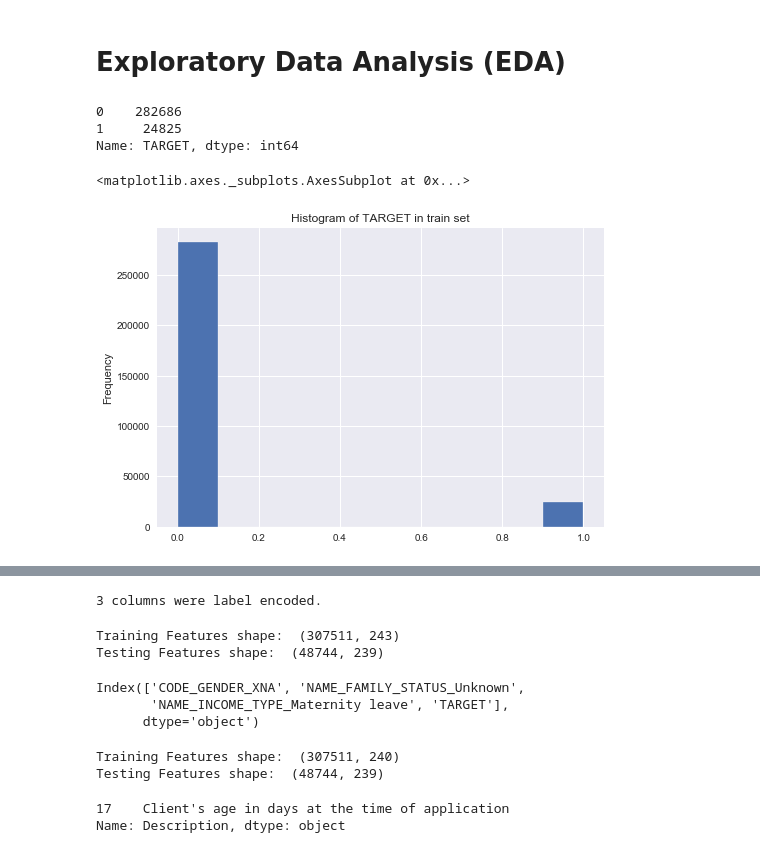
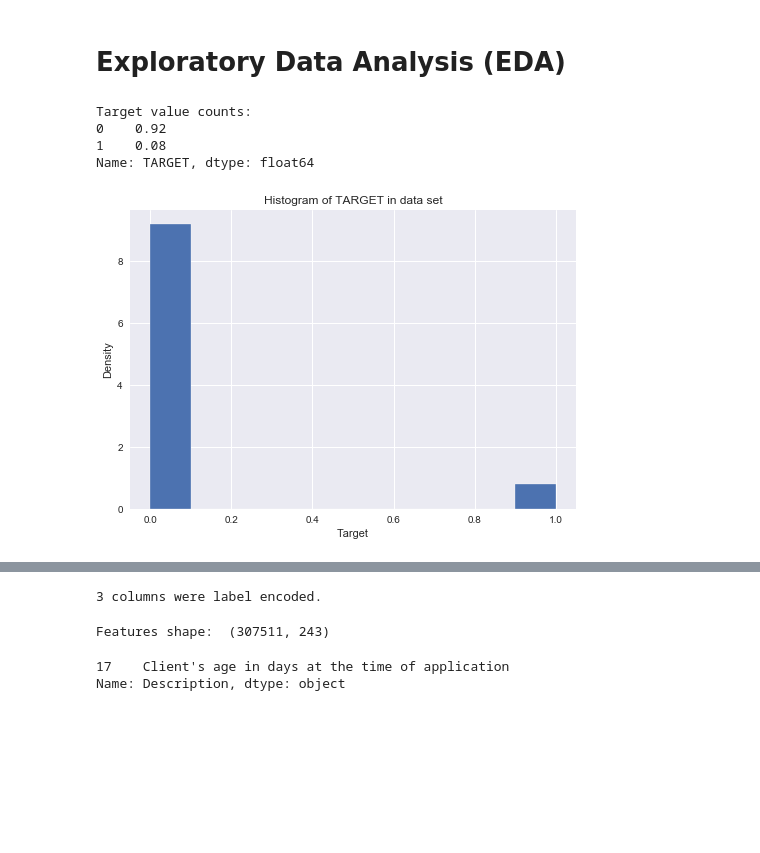
Before and after one commit to Hind-M/OC-P7, a Jupyter notebook: P7.ipynb, the cells around one changed output, grey strips where cells are left out. Cells and saved outputs as stored; diff of their text form; code cells hidden in the pictures; blank space fills up the shorter version.

```diff
--- a/P7.ipynb
+++ b/P7.ipynb
@@ -200,26 +202,30 @@ Name: Description, dtype: object
 # %%
 %matplotlib inline
 sns.set()
 
 plt.style.use('seaborn')
 # Set appropriate colors map for color blindness
 plt.set_cmap('coolwarm')
 ax = plt.axes()
 
 # Explore train data
 
 # Check distribution of target in train data
 # Target simplified:
 # 0: the loan was repaid / 1: the loan was not repaid
-print(app_train_df['TARGET'].value_counts())
-plt.title("Histogram of TARGET in train set")
-app_train_df['TARGET'].astype(int).plot.hist()
+print("Target value counts: ")
+print(app_train_df['TARGET'].value_counts(normalize=True).round(2))
+plt.title("Histogram of TARGET in data set")
+plt.xlabel("Target")
+plt.ylabel("Density")
+app_train_df['TARGET'].hist(density=True)
+plt.show()
 # %% [output]
-0    282686
-1     24825
-Name: TARGET, dtype: int64
+Target value counts:
+0    0.92
+1    0.08
+Name: TARGET, dtype: float64
-<matplotlib.axes._subplots.AxesSubplot at 0x...>
-[figure, old version]
+[figure, new version]
 # %%
 # Number of unique classes in each object column
 app_train_df.select_dtypes('object').apply(pd.Series.nunique, axis = 0)
@@ -268,37 +274,29 @@ print('%d columns were label encoded.' % le_count)
 # %%
 # One hot encoding for the rest of categorical variables
 app_train_df = pd.get_dummies(app_train_df)
-app_test_df = pd.get_dummies(app_test_df)
+# app_test_df = pd.get_dummies(app_test_df)
 
-print('Training Features shape: ', app_train_df.shape)
-print('Testing Features shape: ', app_test_df.shape)
+print('Features shape: ', app_train_df.shape)
+# print('Testing Features shape: ', app_test_df.shape)
 # %% [output]
-Training Features shape:  (307511, 243)
-Testing Features shape:  (48744, 239)
+Features shape:  (307511, 243)
 # %%
 # Check differences in columns between the train and test dataframes
-app_train_df.columns.difference(app_test_df.columns)
+# app_train_df.columns.difference(app_test_df.columns)
-# %% [output]
-Index(['CODE_GENDER_XNA', 'NAME_FAMILY_STATUS_Unknown',
-       'NAME_INCOME_TYPE_Maternity leave', 'TARGET'],
-      dtype='object')
 # %%
 # Aligning Training and Testing Data
 
 # Get training labels
-train_labels = app_train_df['TARGET']
+# train_labels = app_train_df['TARGET']
 
 # Align the training and testing data, keep only columns present in both dataframes
-app_train_df, app_test_df = app_train_df.align(app_test_df, join = 'inner', axis = 1)
+# app_train_df, app_test_df = app_train_df.align(app_test_df, join = 'inner', axis = 1)
 
 # Add the target back in train df
-app_train_df['TARGET'] = train_labels
+# app_train_df['TARGET'] = train_labels
 
-print('Training Features shape: ', app_train_df.shape)
-print('Testing Features shape: ', app_test_df.shape)
+# print('Features shape: ', app_train_df.shape)
+# print('Testing Features shape: ', app_test_df.shape)
-# %% [output]
-Training Features shape:  (307511, 240)
-Testing Features shape:  (48744, 239)
 # %%
 # Get description of DAYS_BIRTH
 print(desc_df[(desc_df['Table']=='application_{train|test}.csv')&(desc_df['Row']=='DAYS_BIRTH')]['Description'])
```
Also changed, not shown: parts of 102 cells of this notebook.
